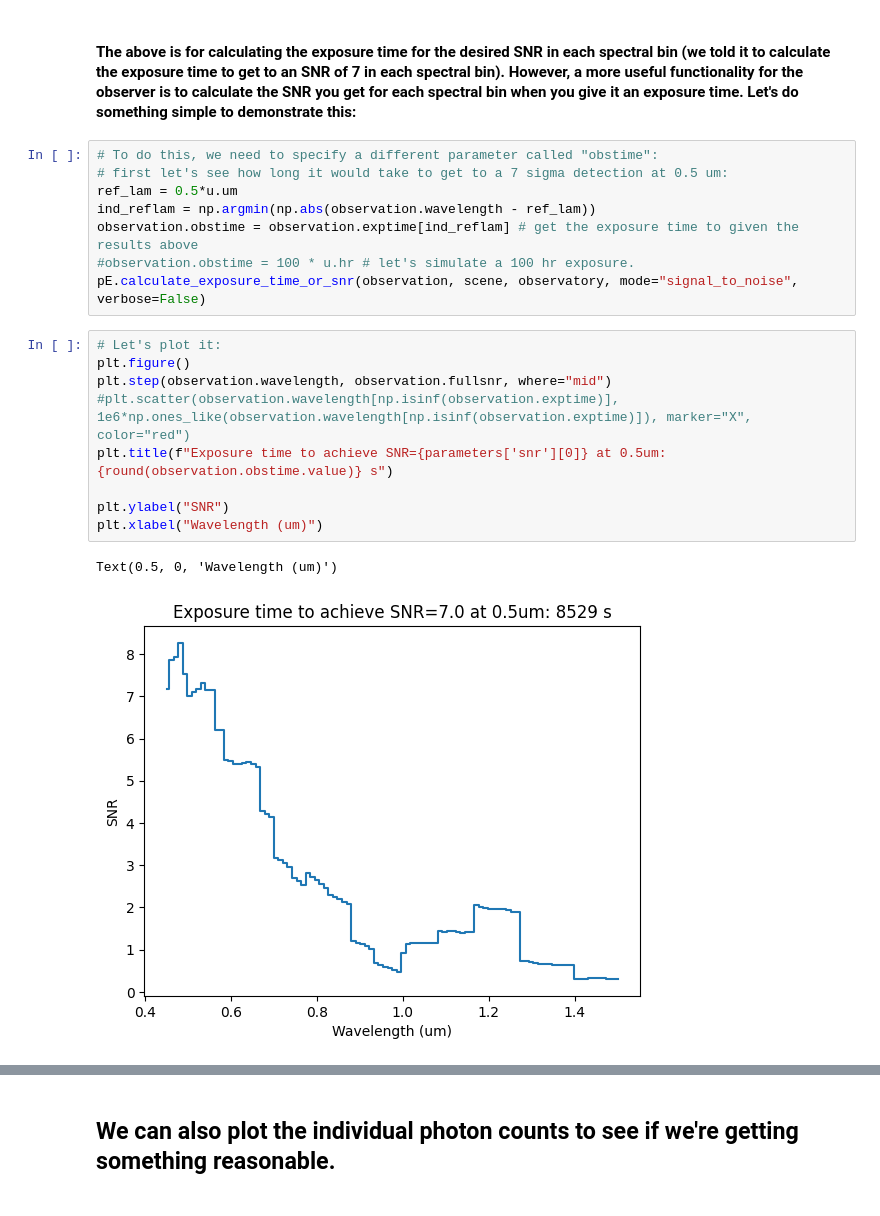
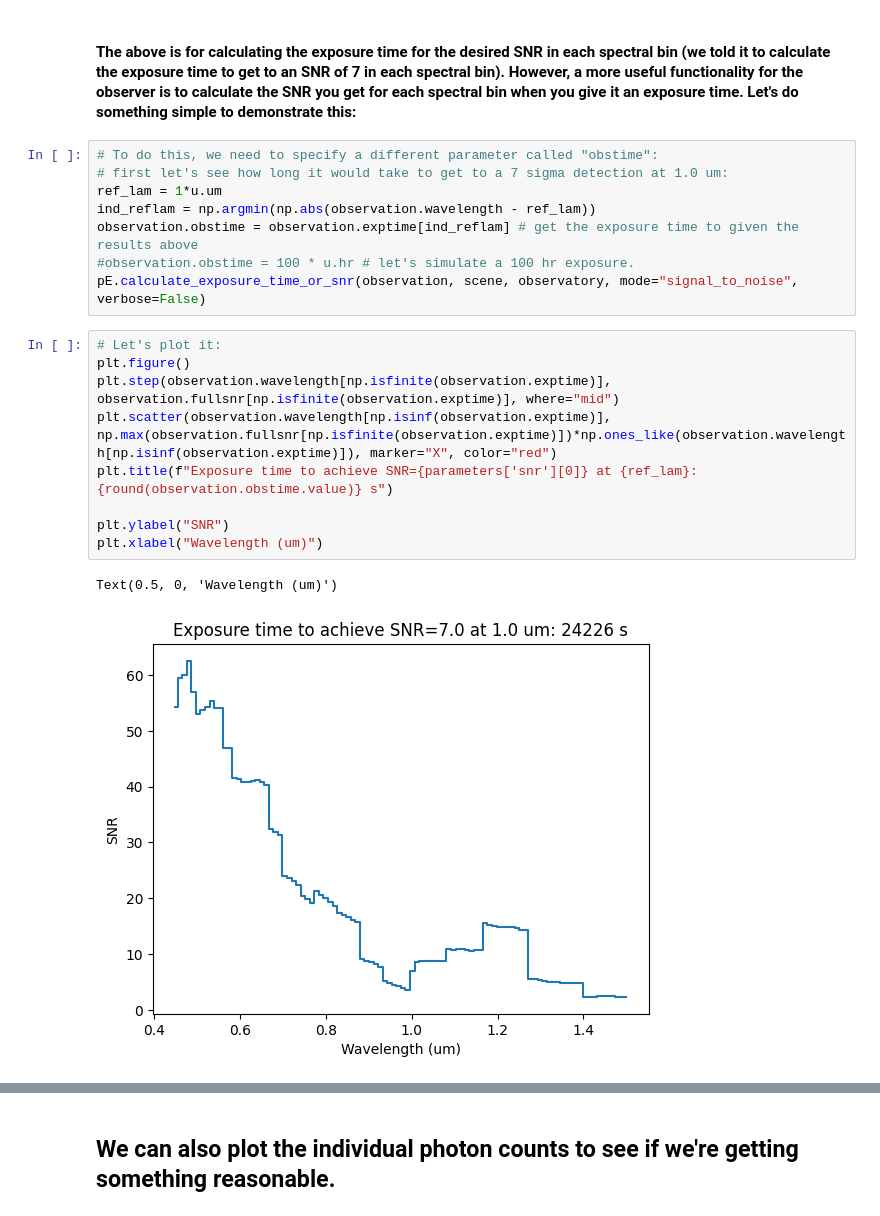
Before and after one commit to eleonoraalei/pyEDITH, a Jupyter notebook: tutorials/spectroscopy_tutorial.ipynb, the cells around one changed output, grey strips where cells are left out. Cells and saved outputs as stored; diff of their text form.

```diff
--- a/tutorials/spectroscopy_tutorial.ipynb
+++ b/tutorials/spectroscopy_tutorial.ipynb
@@ -330,8 +329,8 @@ Text(0.5, 0, 'Wavelength (um)')
 #### The above is for calculating the exposure time for the desired SNR in each spectral bin (we told it to calculate the exposure time to get to an SNR of 7 in each spectral bin). However, a more useful functionality for the observer is to calculate the SNR you get for each spectral bin when you give it an exposure time. Let's do something simple to demonstrate this:
 # %%
 # To do this, we need to specify a different parameter called "obstime":
-# first let's see how long it would take to get to a 7 sigma detection at 0.5 um:
-ref_lam = 0.5*u.um
+# first let's see how long it would take to get to a 7 sigma detection at 1.0 um:
+ref_lam = 1*u.um
 ind_reflam = np.argmin(np.abs(observation.wavelength - ref_lam))
 observation.obstime = observation.exptime[ind_reflam] # get the exposure time to given the results above
 #observation.obstime = 100 * u.hr # let's simulate a 100 hr exposure.
@@ -339,12 +338,12 @@ pE.calculate_exposure_time_or_snr(observation, scene, observatory, mode="signal_
 # %%
 # Let's plot it:
 plt.figure()
-plt.step(observation.wavelength, observation.fullsnr, where="mid")
-#plt.scatter(observation.wavelength[np.isinf(observation.exptime)], 1e6*np.ones_like(observation.wavelength[np.isinf(observation.exptime)]), marker="X", color="red")
-plt.title(f"Exposure time to achieve SNR={parameters['snr'][0]} at 0.5um: {round(observation.obstime.value)} s")
+plt.step(observation.wavelength[np.isfinite(observation.exptime)], observation.fullsnr[np.isfinite(observation.exptime)], where="mid")
+plt.scatter(observation.wavelength[np.isinf(observation.exptime)], np.max(observation.fullsnr[np.isfinite(observation.exptime)])*np.ones_like(observation.wavelength[np.isinf(observation.exptime)]), marker="X", color="red")
+plt.title(f"Exposure time to achieve SNR={parameters['snr'][0]} at {ref_lam}: {round(observation.obstime.value)} s")
 
 plt.ylabel("SNR")
 plt.xlabel("Wavelength (um)")
 # %% [output]
 Text(0.5, 0, 'Wavelength (um)')
-[figure, old version]
+[figure, new version]
```
Also changed, not shown: parts of 6 cells of this notebook, 1 other file.
